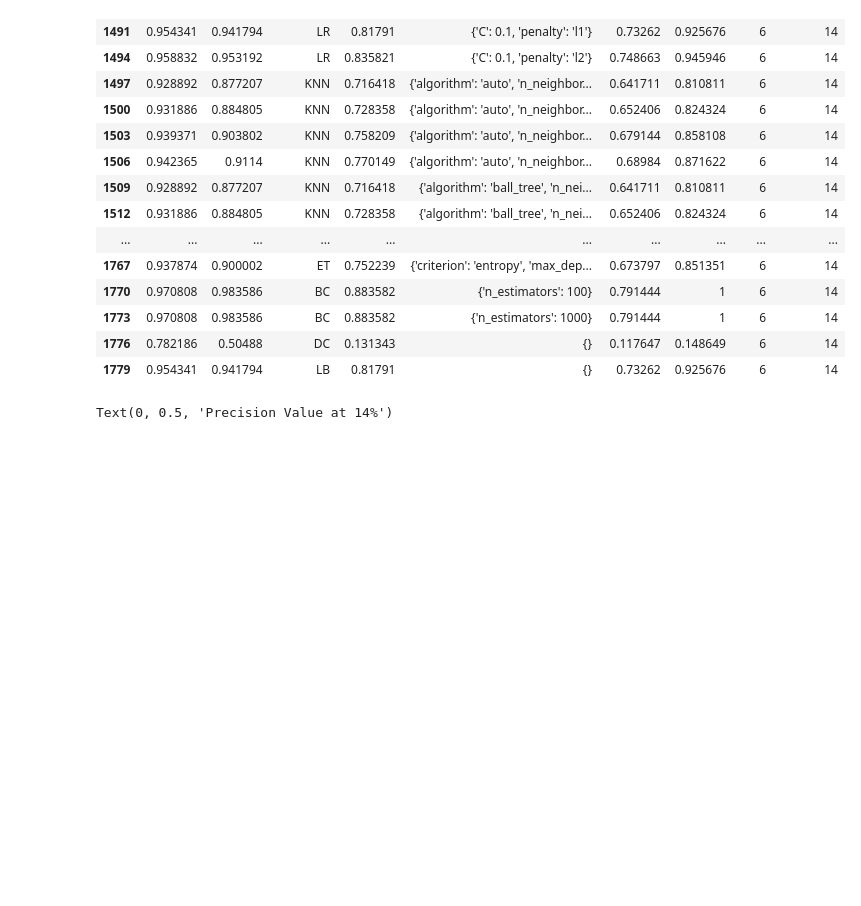
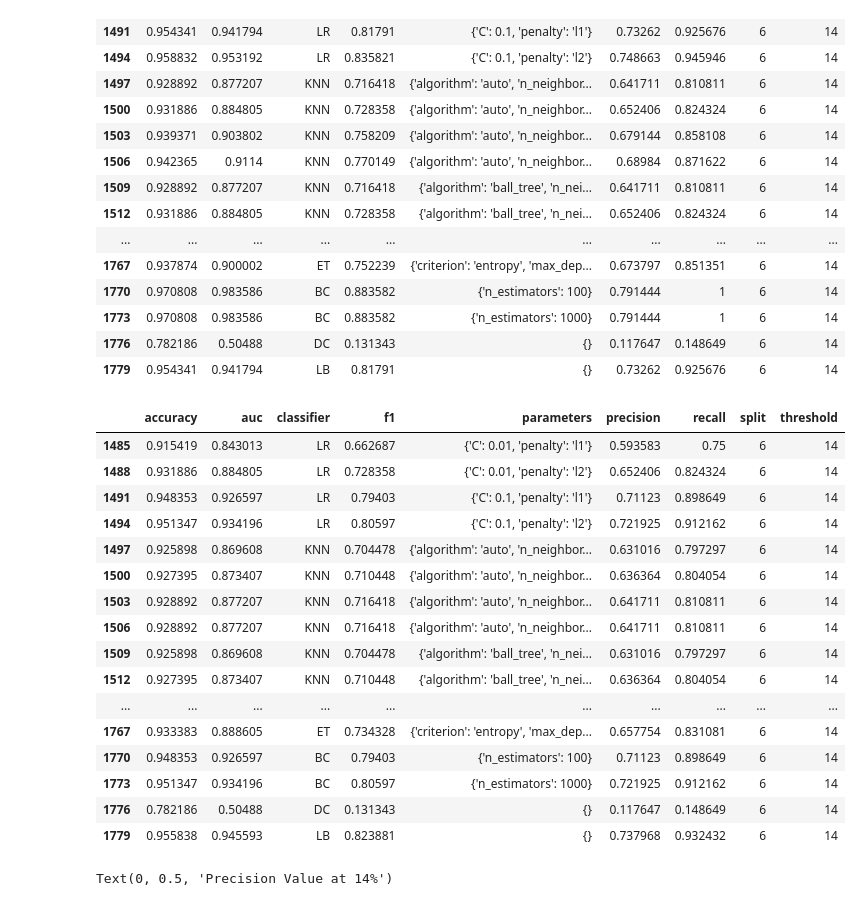
Before and after one commit to sinclairtarget/philly-evictions, a Jupyter notebook: evaluation.ipynb, the cells around one changed output. Cells and saved outputs as stored; diff of their text form; code cells hidden in the pictures; blank space fills up the shorter version.

Commit message:
Add evaluation notebook with output from executing.

```diff
--- a/evaluation.ipynb
+++ b/evaluation.ipynb
@@ -8,4 +8,5 @@ import matplotlib.pyplot as plt
 
 reg_df = pd.read_csv('results/evaluation_results/reg-small-grid_ay.csv')
 clf_df = pd.read_csv('results/evaluation_results/clf-small-grid_ay.csv')
+clf_ly = pd.read_csv('results/evaluation_results/clf-small-grid_ly.csv')
 # %%
@@ -32,6 +33,31 @@ clf_14.style.apply(
 | 1773 | 0.970808 | 0.983586 | BC | 0.883582 | {'n_estimators': 1000} | 0.791444 | 1 | 6 | 14 |
 | 1776 | 0.782186 | 0.50488 | DC | 0.131343 | {} | 0.117647 | 0.148649 | 6 | 14 |
 | 1779 | 0.954341 | 0.941794 | LB | 0.81791 | {} | 0.73262 | 0.925676 | 6 | 14 |
+# %%
+#Look at highest precision across models using only last year's data -- max precision at
+#14 is lower than all years' max precision at 14, thus we proceed with model using all previous data
+clf_14 = clf_ly[(clf_ly['split']==6) & (clf_ly['threshold']==14)]
+clf_14.style.apply(
+   find_best_model.highlight_max, color='darkorange', subset=['precision','f1','auc','recall',
+                                                             'auc','accuracy'])
+# %% [output]
+|  | accuracy | auc | classifier | f1 | parameters | precision | recall | split | threshold |
+| 1485 | 0.915419 | 0.843013 | LR | 0.662687 | {'C': 0.01, 'penalty': 'l1'} | 0.593583 | 0.75 | 6 | 14 |
+| 1488 | 0.931886 | 0.884805 | LR | 0.728358 | {'C': 0.01, 'penalty': 'l2'} | 0.652406 | 0.824324 | 6 | 14 |
+| 1491 | 0.948353 | 0.926597 | LR | 0.79403 | {'C': 0.1, 'penalty': 'l1'} | 0.71123 | 0.898649 | 6 | 14 |
+| 1494 | 0.951347 | 0.934196 | LR | 0.80597 | {'C': 0.1, 'penalty': 'l2'} | 0.721925 | 0.912162 | 6 | 14 |
+| 1497 | 0.925898 | 0.869608 | KNN | 0.704478 | {'algorithm': 'auto', 'n_neighbor... | 0.631016 | 0.797297 | 6 | 14 |
+| 1500 | 0.927395 | 0.873407 | KNN | 0.710448 | {'algorithm': 'auto', 'n_neighbor... | 0.636364 | 0.804054 | 6 | 14 |
+| 1503 | 0.928892 | 0.877207 | KNN | 0.716418 | {'algorithm': 'auto', 'n_neighbor... | 0.641711 | 0.810811 | 6 | 14 |
+| 1506 | 0.928892 | 0.877207 | KNN | 0.716418 | {'algorithm': 'auto', 'n_neighbor... | 0.641711 | 0.810811 | 6 | 14 |
+| 1509 | 0.925898 | 0.869608 | KNN | 0.704478 | {'algorithm': 'ball_tree', 'n_nei... | 0.631016 | 0.797297 | 6 | 14 |
+| 1512 | 0.927395 | 0.873407 | KNN | 0.710448 | {'algorithm': 'ball_tree', 'n_nei... | 0.636364 | 0.804054 | 6 | 14 |
+| ... | ... | ... | ... | ... | ... | ... | ... | ... | ... |
+| 1767 | 0.933383 | 0.888605 | ET | 0.734328 | {'criterion': 'entropy', 'max_dep... | 0.657754 | 0.831081 | 6 | 14 |
+| 1770 | 0.948353 | 0.926597 | BC | 0.79403 | {'n_estimators': 100} | 0.71123 | 0.898649 | 6 | 14 |
+| 1773 | 0.951347 | 0.934196 | BC | 0.80597 | {'n_estimators': 1000} | 0.721925 | 0.912162 | 6 | 14 |
+| 1776 | 0.782186 | 0.50488 | DC | 0.131343 | {} | 0.117647 | 0.148649 | 6 | 14 |
+| 1779 | 0.955838 | 0.945593 | LB | 0.823881 | {} | 0.737968 | 0.932432 | 6 | 14 |
 # %%
 #Create df with the max values for each model at threshold 14%, for each split
 clf_max_df = clf_df[clf_df['threshold']==14].drop(['parameters'],axis=1)
```
Also changed, not shown: parts of 3 cells of this notebook.
